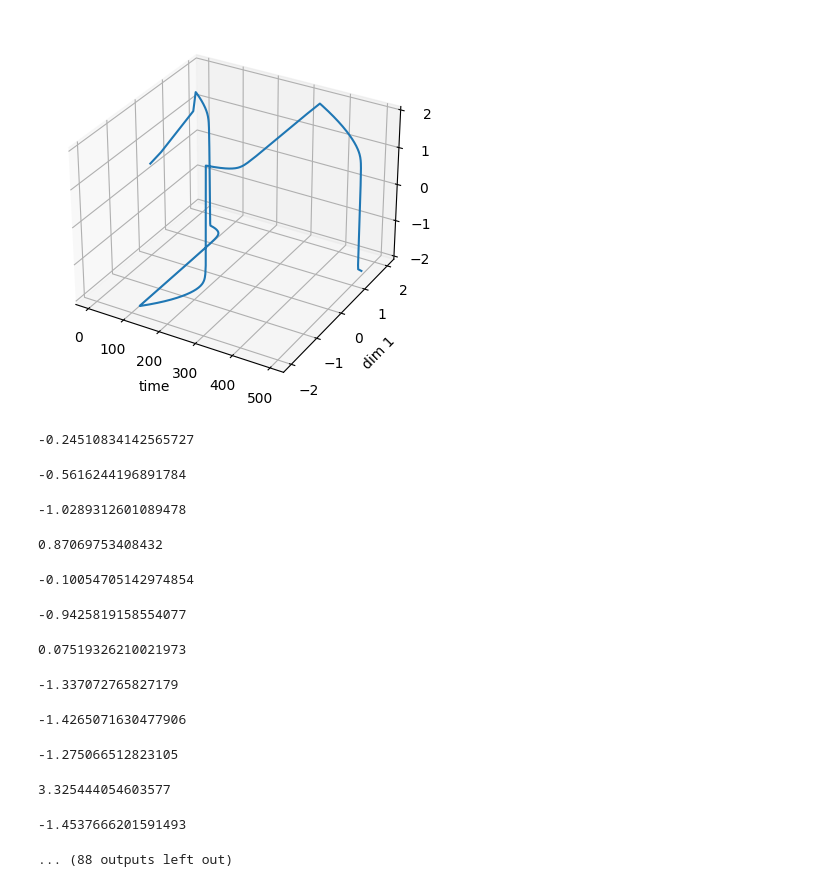
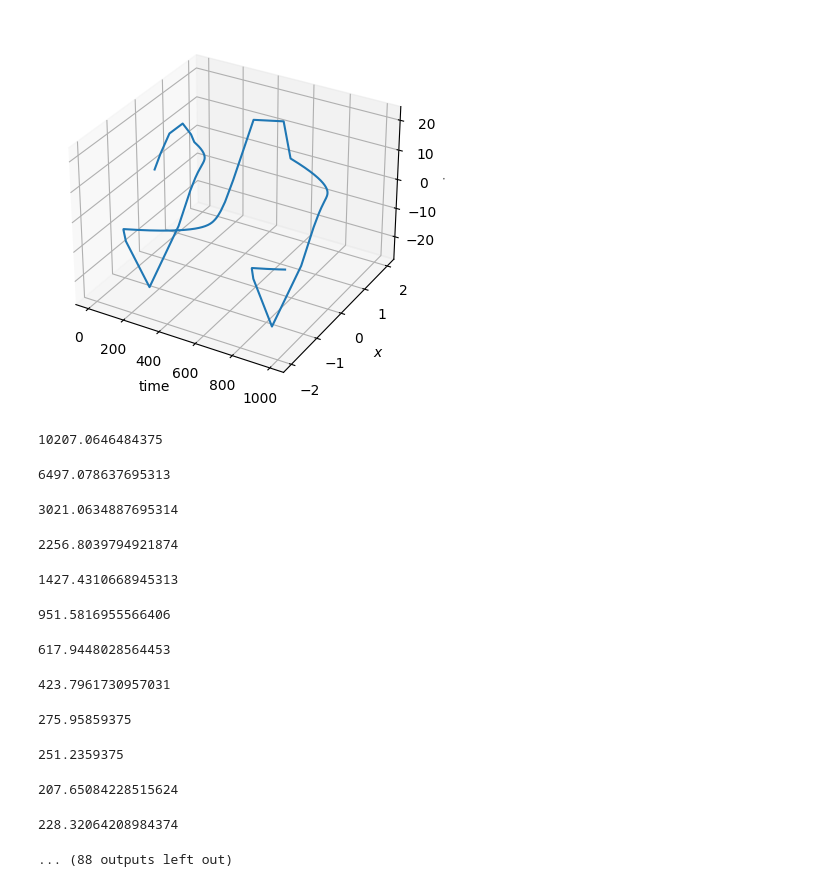
Before and after one commit to abhi-iyer/lyapunov_ebms, a Jupyter notebook: train_vdp_oscillator.ipynb, the cells around one changed output. Cells and saved outputs as stored; diff of their text form; code cells hidden in the pictures.

```diff
--- a/train_vdp_oscillator.ipynb
+++ b/train_vdp_oscillator.ipynb
@@ -6,11 +6,11 @@ from imports import *
 from dynamics import *
 from model import *
 # %%
-data = vdp_oscillator(dim=2, mu=25)
+data, dt = vdp_oscillator(dim=1, mu=20, seed=90)
 
 plot_3d(data.cpu().numpy())
 # %% [output]
-[figure, old version]
+[figure, new version]
 # %%
 def loss_fn(model, batch, num_negative_samples):
     min_difference = model(batch[1:, :]) - model(batch[:-1, :])
@@ -117,15 +139,17 @@ def epoch(iterations, model, optimizer, data, bs, num_negative_samples):
 
     return np.mean(losses)
 # %%
-dim = 2
+dim = 1
 
-model = EBM(2).cuda()
-optimizer = torch.optim.AdamW(model.parameters(), lr=1e-3)
+model = EBM(dim * 2).cuda()
+optimizer = torch.optim.AdamW(model.parameters(), lr=1e-4)
 
 losses = []
 
+seeds = np.arange(10)
+
 for e in tqdm(range(100)):
-    data = vdp_oscillator(dim=dim, mu=25)
+    data, dt = vdp_oscillator(dim=dim, mu=20, seed=seeds[torch.randint(0, len(seeds), size=(1,)).item()])
 
     N = data.shape[0]
     bs = int(0.5 * N)
@@ -136,16 +160,16 @@ for e in tqdm(range(100)):
 
 plt.plot(losses)
 # %% [output]
--0.24510834142565727
+10207.0646484375
--0.5616244196891784
+6497.078637695313
--1.0289312601089478
+3021.0634887695314
-0.87069753408432
+2256.8039794921874
--0.10054705142974854
+1427.4310668945313
--0.9425819158554077
+951.5816955566406
-0.07519326210021973
+617.9448028564453
--1.337072765827179
+423.7961730957031
--1.4265071630477906
+275.95859375
--1.275066512823105
+251.2359375
-3.325444054603577
+207.65084228515624
--1.4537666201591493
+228.32064208984374
 ... (88 outputs left out)
```
Also changed, not shown: parts of 5 cells of this notebook, 4 other files.
